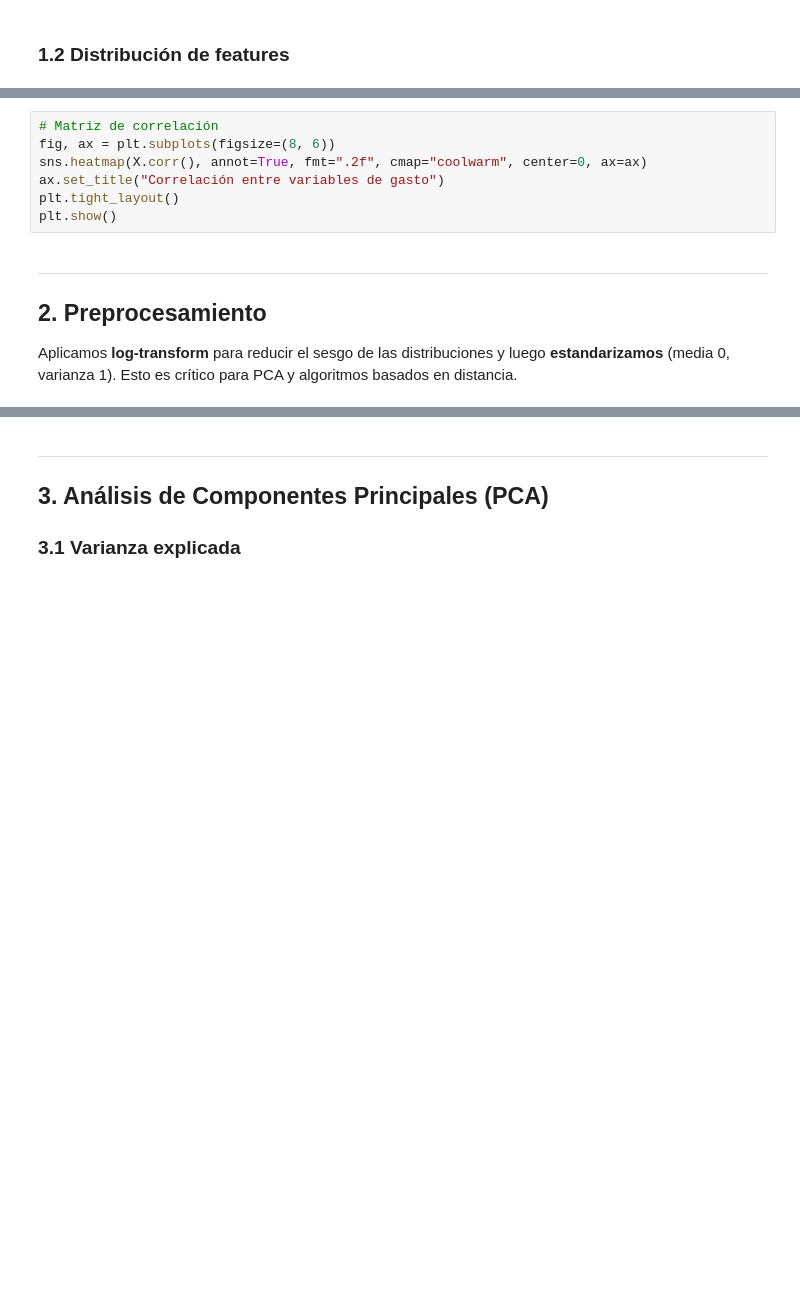
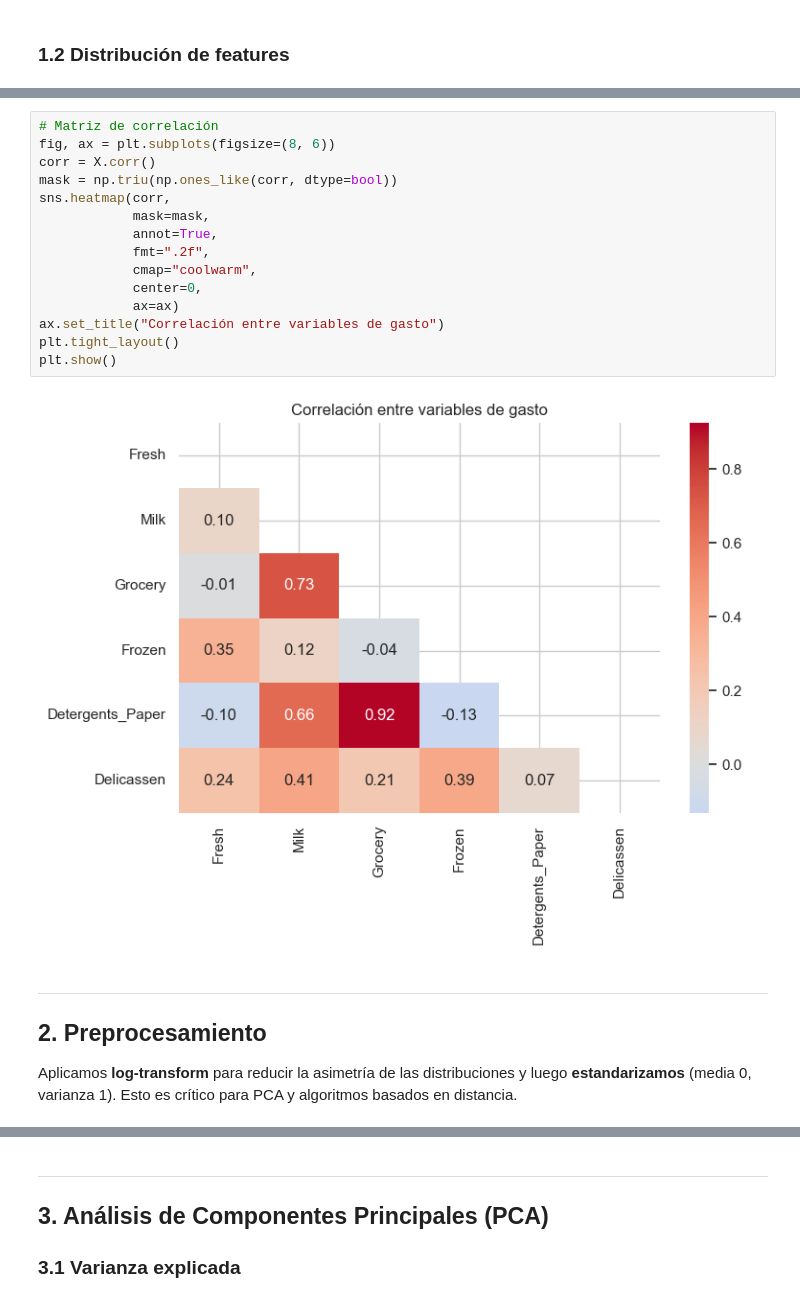
Before and after one commit to santineiraher/HE2_Consultor-a_IA_Responsable, a Jupyter notebook: Semana 06/scripts/HE2_segmentacion_clustering.ipynb, the cells around one changed output, grey strips where cells are left out. Drawn from its saved outputs; the diff is of its cells as text; blank space fills up the shorter version.

```diff
--- a/Semana 06/scripts/HE2_segmentacion_clustering.ipynb
+++ b/Semana 06/scripts/HE2_segmentacion_clustering.ipynb
@@ -121,15 +167,25 @@ plt.show()
 # %%
 # Matriz de correlación
 fig, ax = plt.subplots(figsize=(8, 6))
-sns.heatmap(X.corr(), annot=True, fmt=".2f", cmap="coolwarm", center=0, ax=ax)
+corr = X.corr()
+mask = np.triu(np.ones_like(corr, dtype=bool))
+sns.heatmap(corr,
+            mask=mask,
+            annot=True,
+            fmt=".2f",
+            cmap="coolwarm",
+            center=0,
+            ax=ax)
 ax.set_title("Correlación entre variables de gasto")
 plt.tight_layout()
 plt.show()
+# %% [output]
+[figure, added]
 # %% [markdown]
 ---
 ## 2. Preprocesamiento
 
-Aplicamos **log-transform** para reducir el sesgo de las distribuciones y luego **estandarizamos** (media 0, varianza 1). Esto es crítico para PCA y algoritmos basados en distancia.
+Aplicamos **log-transform** para reducir la asimetría de las distribuciones y luego **estandarizamos** (media 0, varianza 1). Esto es crítico para PCA y algoritmos basados en distancia.
 # %%
 # Log-transform para reducir skewness
 X_log = np.log1p(X)
```
Also changed, not shown: parts of 46 cells of this notebook.
